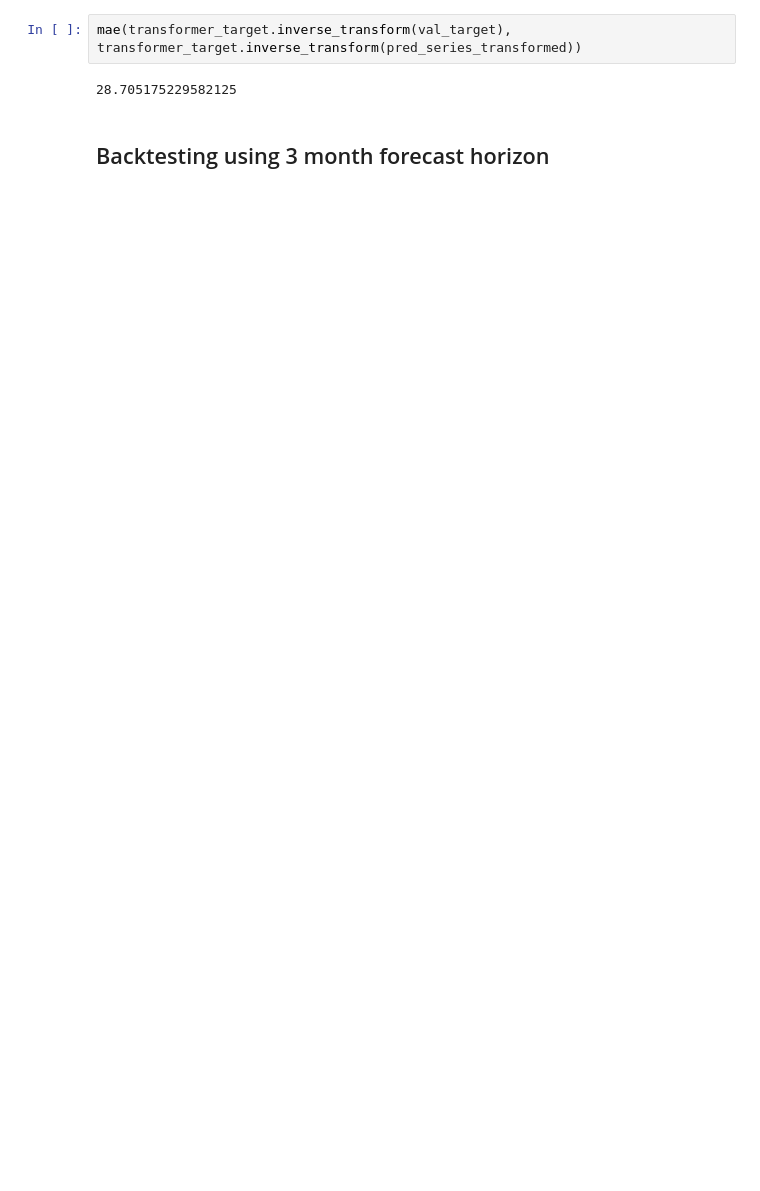
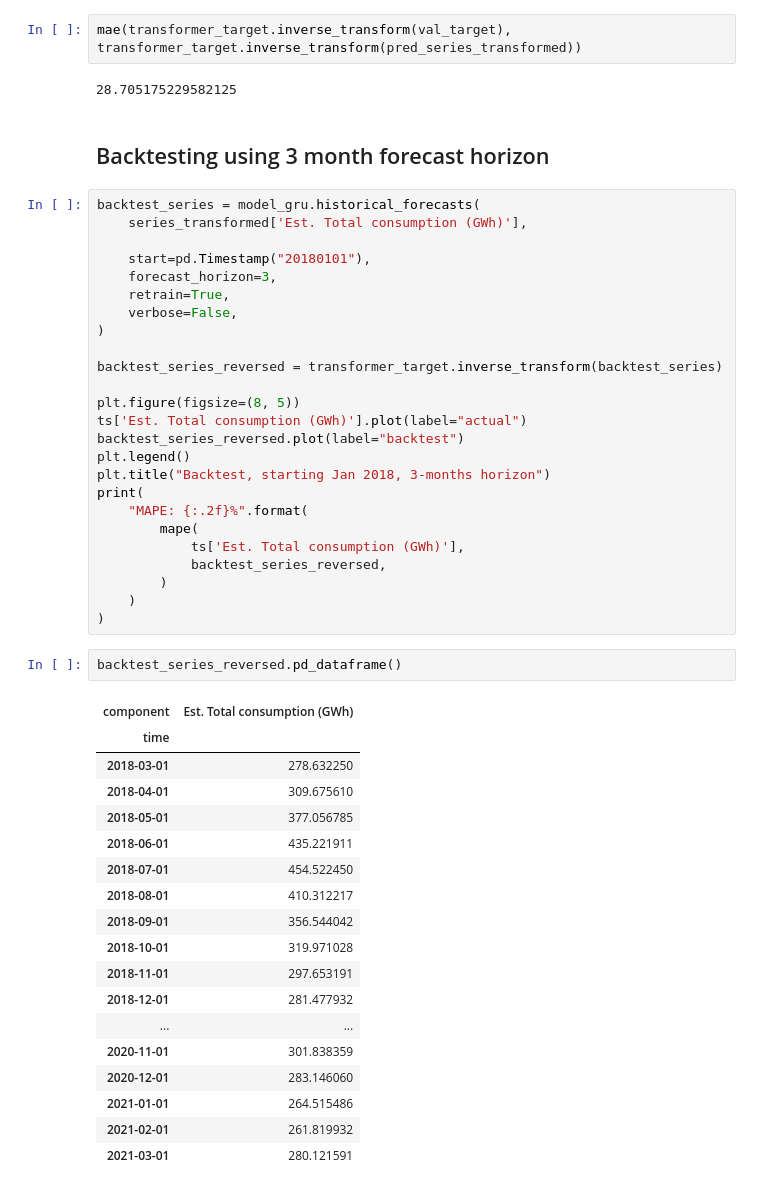
Before and after one commit to TheVeryCoolJackson/COMPSCI760-Electricity-Timeseries, a Jupyter notebook: RNN_test/RNN_test.ipynb, the cells around one changed output. Drawn from its saved outputs; the diff is of its cells as text; blank space fills up the shorter version.

```diff
--- a/RNN_test/RNN_test.ipynb
+++ b/RNN_test/RNN_test.ipynb
@@ -145,3 +147,49 @@ mae(transformer_target.inverse_transform(val_target), transformer_target.inverse
 28.705175229582125
 # %% [markdown]
 ## Backtesting using 3 month forecast horizon
+# %%
+backtest_series = model_gru.historical_forecasts(
+    series_transformed['Est. Total consumption (GWh)'],
+
+    start=pd.Timestamp("20180101"),
+    forecast_horizon=3,
+    retrain=True,
+    verbose=False,
+)
+
+backtest_series_reversed = transformer_target.inverse_transform(backtest_series)
+
+plt.figure(figsize=(8, 5))
+ts['Est. Total consumption (GWh)'].plot(label="actual")
+backtest_series_reversed.plot(label="backtest")
+plt.legend()
+plt.title("Backtest, starting Jan 2018, 3-months horizon")
+print(
+    "MAPE: {:.2f}%".format(
+        mape(
+            ts['Est. Total consumption (GWh)'],
+            backtest_series_reversed,
+        )
+    )
+)
+# %%
+backtest_series_reversed.pd_dataframe()
+# %% [output]
+| component | Est. Total consumption (GWh) |
+| time |  |
+| 2018-03-01 | 278.632250 |
+| 2018-04-01 | 309.675610 |
+| 2018-05-01 | 377.056785 |
+| 2018-06-01 | 435.221911 |
+| 2018-07-01 | 454.522450 |
+| 2018-08-01 | 410.312217 |
+| 2018-09-01 | 356.544042 |
+| 2018-10-01 | 319.971028 |
+| 2018-11-01 | 297.653191 |
+| 2018-12-01 | 281.477932 |
+| ... | ... |
+| 2020-11-01 | 301.838359 |
+| 2020-12-01 | 283.146060 |
+| 2021-01-01 | 264.515486 |
+| 2021-02-01 | 261.819932 |
+| 2021-03-01 | 280.121591 |
```
Also changed, not shown: parts of 3 cells of this notebook.
